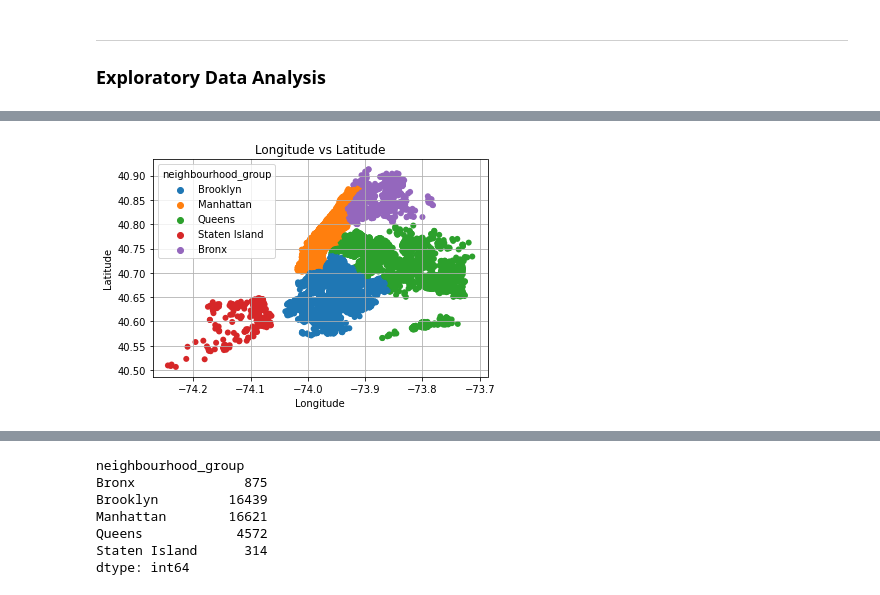
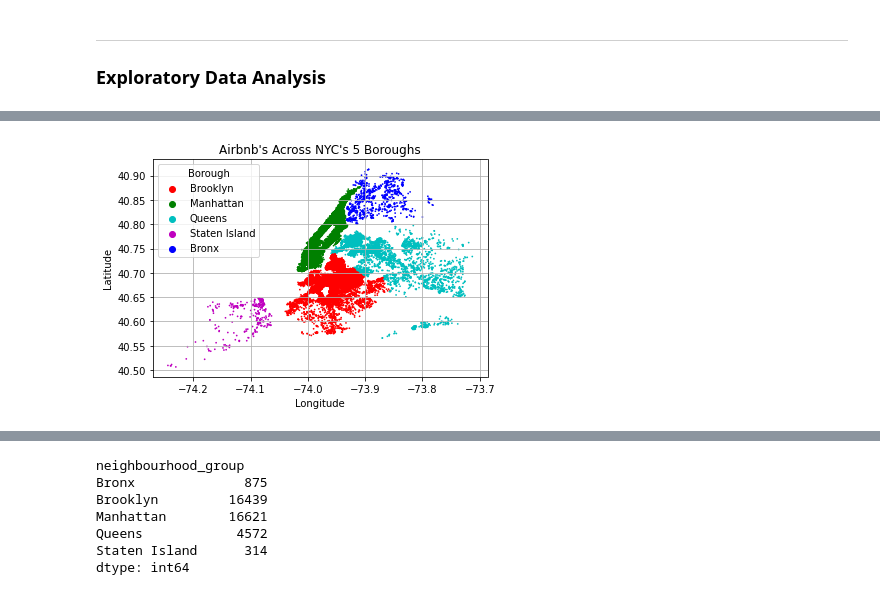
Before and after one commit to amitsarvate/csci_2000_final_project_take_2, a Jupyter notebook: tech-report-final.ipynb, the cells around one changed output, grey strips where cells are left out. Cells and saved outputs as stored; diff of their text form; code cells hidden in the pictures.

```diff
--- a/tech-report-final.ipynb
+++ b/tech-report-final.ipynb
@@ -125,3 +131,5 @@ You should consider upgrading via the '/usr/local/bin/python -m pip install --up
+# %%
+borough_palette = {'Bronx': 'b', 'Brooklyn': 'r', 'Manhattan': 'g', 'Staten Island': 'm', 'Queens': 'c'}
 # %% [markdown]
 #### Before Cleaning The Dataset
 
@@ -247,10 +311,11 @@ def plot_label_across_borough(borough: str, label: str, size: int=5):
     plt.legend(title=label_fmt)
     plt.show()
 # %%
-sns.scatterplot(data=df, y="latitude", x="longitude", hue="neighbourhood_group", edgecolor="none")
-plt.title("Longitude vs Latitude")
+sns.scatterplot(data=df, y="latitude", x="longitude", hue="neighbourhood_group", s=3, edgecolor="none", palette=borough_palette)
+plt.title("Airbnb's Across NYC's 5 Boroughs")
 plt.xlabel("Longitude")
 plt.ylabel("Latitude")
 plt.grid(True)
+plt.legend(title="Borough");
 # %% [output]
-[figure, old version]
+[figure, new version]
```
Also changed, not shown: parts of 20 cells of this notebook.
